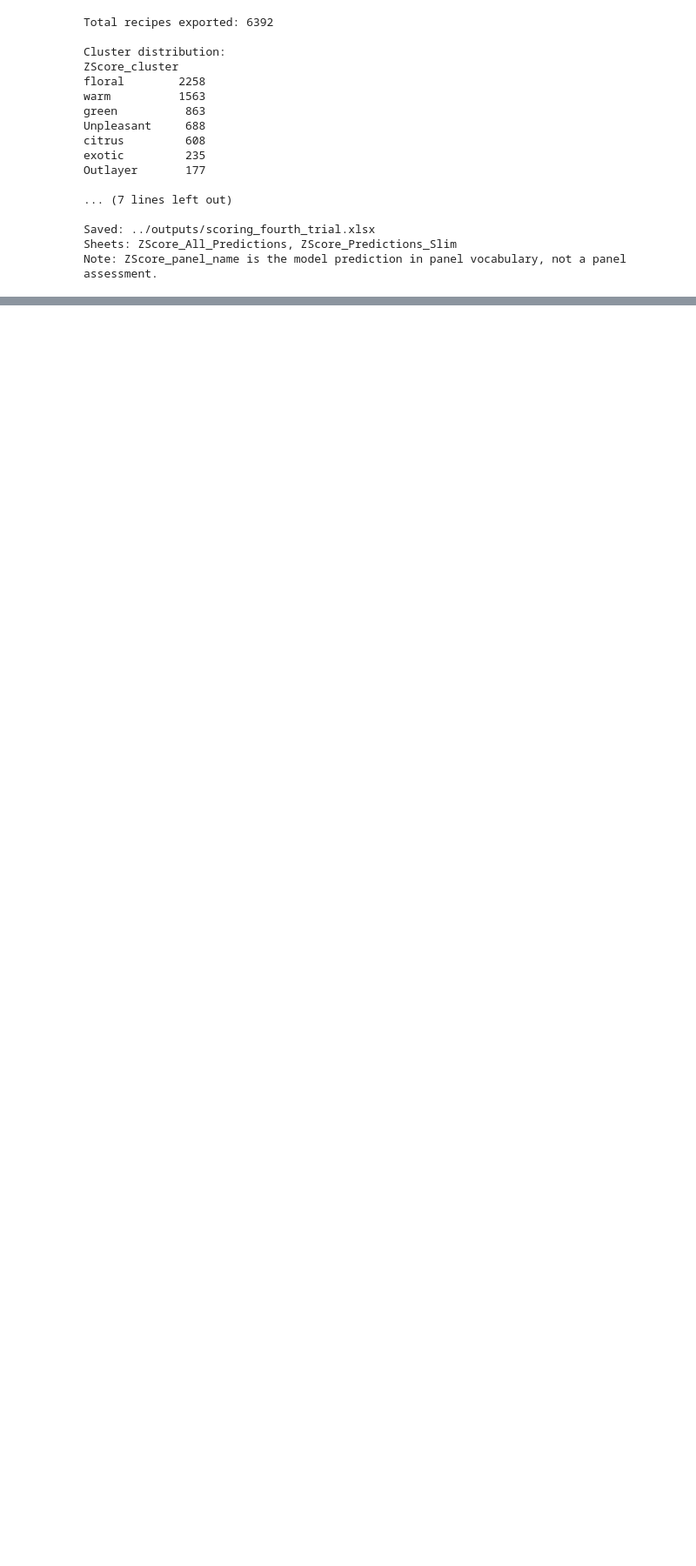
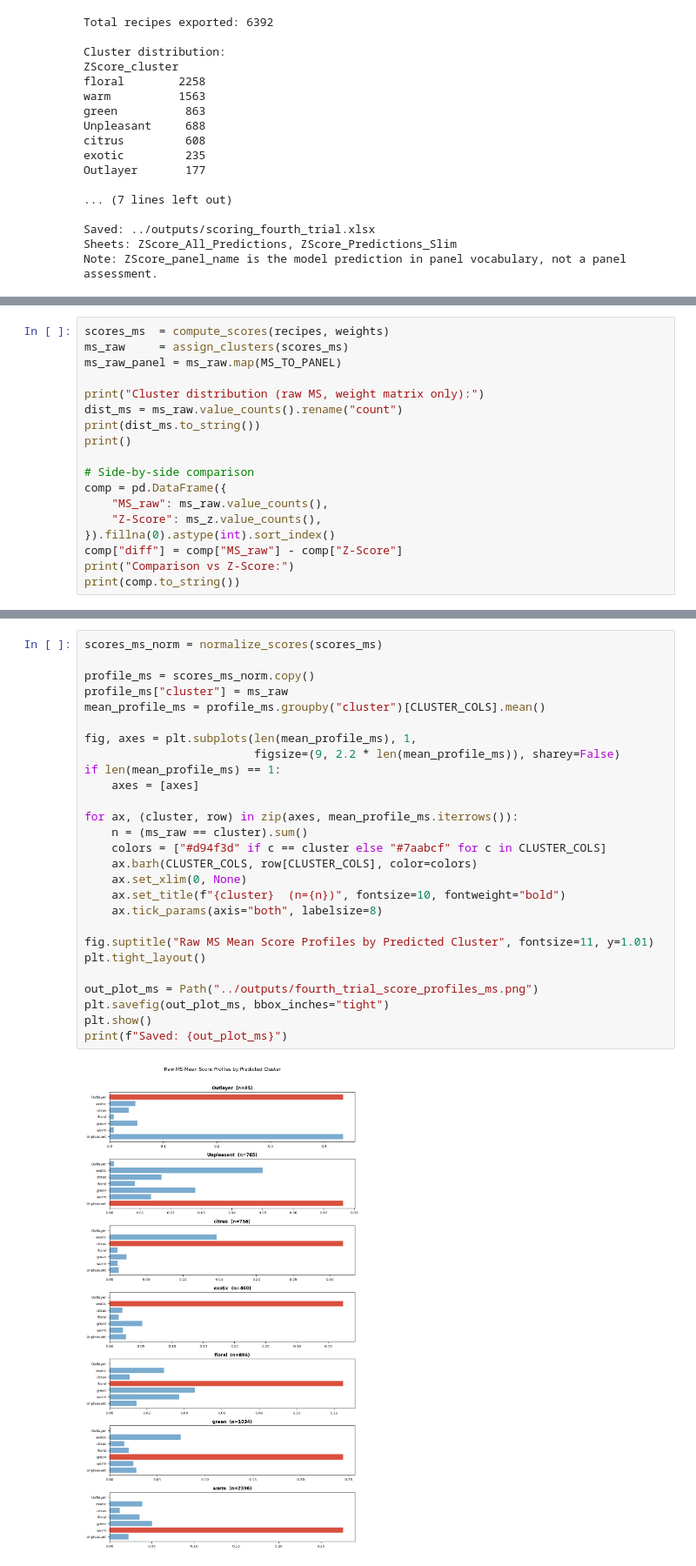
Before and after one commit to fredboneML/Flavour_Agent, a Jupyter notebook: notebooks/scoring_fourth_trial.ipynb, the cells around one changed output, grey strips where cells are left out. Shown at 87% size. Cells and saved outputs as stored; diff of their text form; blank space fills up the shorter version.

```diff
--- a/notebooks/scoring_fourth_trial.ipynb
+++ b/notebooks/scoring_fourth_trial.ipynb
@@ -234,0 +241,18 @@ Note: ZScore_panel_name is the model prediction in panel vocabulary, not a panel
+# %%
+scores_ms  = compute_scores(recipes, weights)
+ms_raw     = assign_clusters(scores_ms)
+ms_raw_panel = ms_raw.map(MS_TO_PANEL)
+
+print("Cluster distribution (raw MS, weight matrix only):")
+dist_ms = ms_raw.value_counts().rename("count")
+print(dist_ms.to_string())
+print()
+
+# Side-by-side comparison
+comp = pd.DataFrame({
+    "MS_raw": ms_raw.value_counts(),
+    "Z-Score": ms_z.value_counts(),
+}).fillna(0).astype(int).sort_index()
+comp["diff"] = comp["MS_raw"] - comp["Z-Score"]
+print("Comparison vs Z-Score:")
+print(comp.to_string())
@@ -234,0 +282,29 @@ Note: ZScore_panel_name is the model prediction in panel vocabulary, not a panel
+# %%
+scores_ms_norm = normalize_scores(scores_ms)
+
+profile_ms = scores_ms_norm.copy()
+profile_ms["cluster"] = ms_raw
+mean_profile_ms = profile_ms.groupby("cluster")[CLUSTER_COLS].mean()
+
+fig, axes = plt.subplots(len(mean_profile_ms), 1,
+                         figsize=(9, 2.2 * len(mean_profile_ms)), sharey=False)
+if len(mean_profile_ms) == 1:
+    axes = [axes]
+
+for ax, (cluster, row) in zip(axes, mean_profile_ms.iterrows()):
+    n = (ms_raw == cluster).sum()
+    colors = ["#d94f3d" if c == cluster else "#7aabcf" for c in CLUSTER_COLS]
+    ax.barh(CLUSTER_COLS, row[CLUSTER_COLS], color=colors)
+    ax.set_xlim(0, None)
+    ax.set_title(f"{cluster}  (n={n})", fontsize=10, fontweight="bold")
+    ax.tick_params(axis="both", labelsize=8)
+
+fig.suptitle("Raw MS Mean Score Profiles by Predicted Cluster", fontsize=11, y=1.01)
+plt.tight_layout()
+
+out_plot_ms = Path("../outputs/fourth_trial_score_profiles_ms.png")
+plt.savefig(out_plot_ms, bbox_inches="tight")
+plt.show()
+print(f"Saved: {out_plot_ms}")
+# %% [output]
+[figure, added]
```
Also changed, not shown: parts of 8 cells of this notebook, 2 other files.
